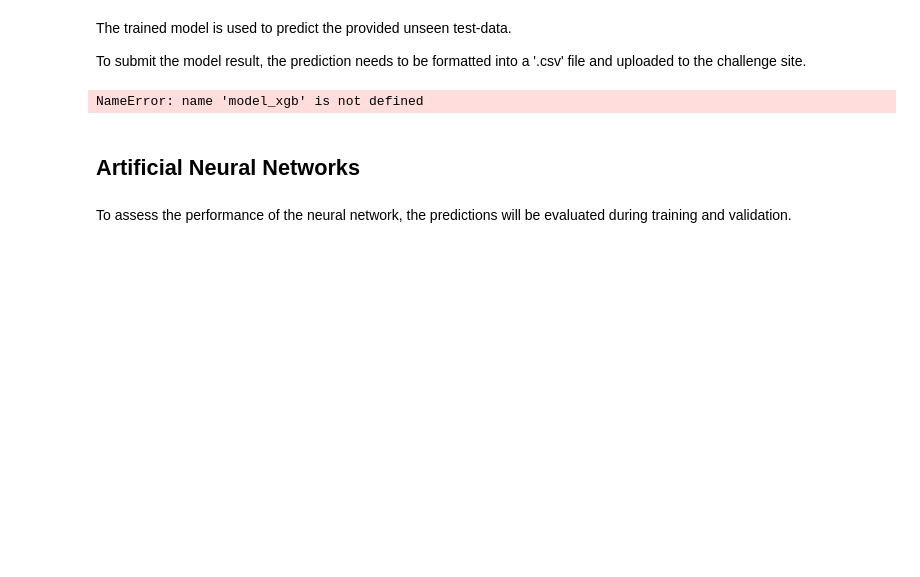
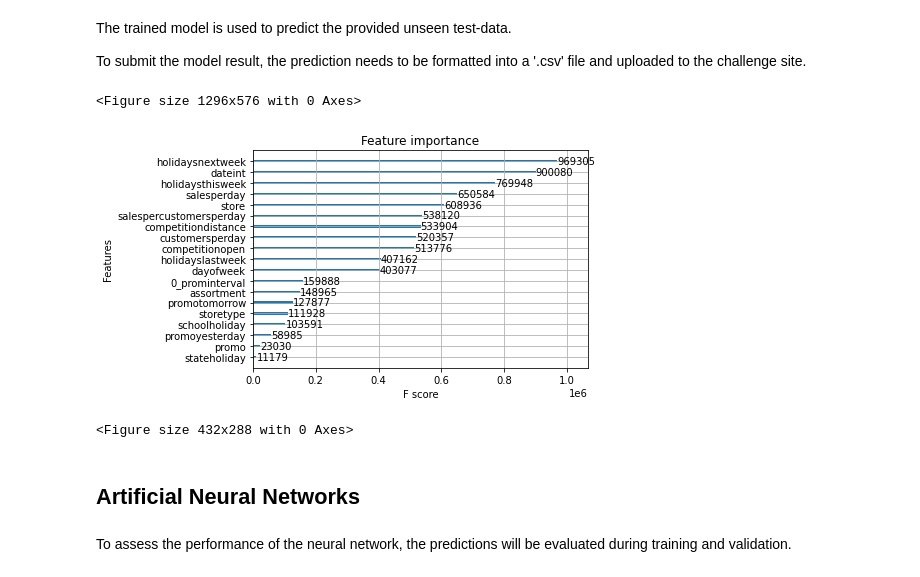
Before and after one commit to bur-oez/Capstone-Project-Rossman-Sales, a Jupyter notebook: 05_Predictive_Modelling.ipynb, the cells around one changed output. Cells and saved outputs as stored; diff of their text form; code cells hidden in the pictures; blank space fills up the shorter version.

```diff
--- a/05_Predictive_Modelling.ipynb
+++ b/05_Predictive_Modelling.ipynb
@@ -131,7 +141,7 @@ To submit the model result, the prediction needs to be formatted into a '.csv' f
 # Make a submission dataframe to test RMSPE for unseen test-data (test.csv)
 
 submit_xgb = df_model.loc[df_model['is_train'] == 0]
-dsubmit_xgb = xgb.DMatrix(submit[features_x])
+dsubmit_xgb = xgb.DMatrix(submit_xgb[features_x])
 predictions_xgb = model_xgb.predict(dsubmit_xgb)
 
 df_predictions = submit_xgb['id'].reset_index()
@@ -140,16 +150,18 @@ df_predictions['Sales'] = (np.exp(predictions_xgb) - 1) * 0.985 #Scale Back
 
 df_predictions.sort_values('Id', inplace=True)
 df_predictions[['Id', 'Sales']].to_csv('submit_xgboost.csv', index=False)
-# %% [output]
-NameError: name 'model_xgb' is not defined
 # %%
 # Print Feature Importance
 
 plt.figure(figsize=(18,8))
 
-plot_importance(model)
+plot_importance(model_xgb)
 plt.show()
 plt.savefig('xgboost_feature_importance.png')
+# %% [output]
+<Figure size 1296x576 with 0 Axes>
+[figure, added]
+<Figure size 432x288 with 0 Axes>
 # %%
 # Save dataframes on disk
 
```
Also changed, not shown: parts of 22 cells of this notebook, 6 other files.
